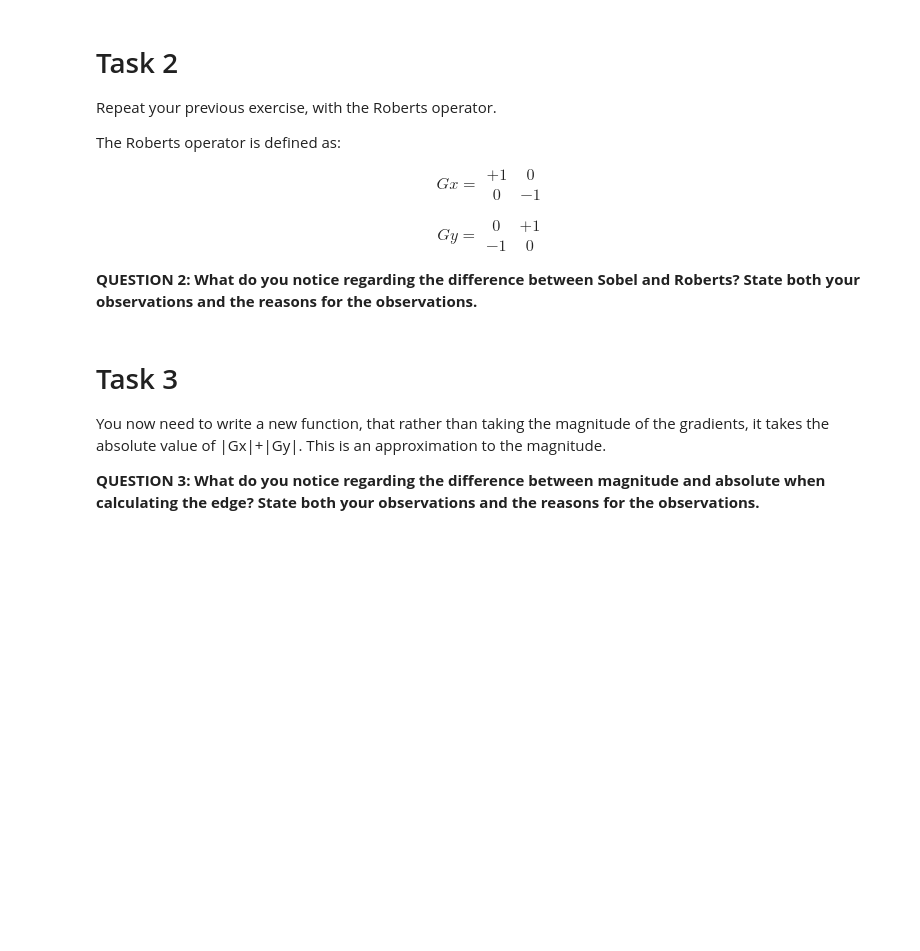
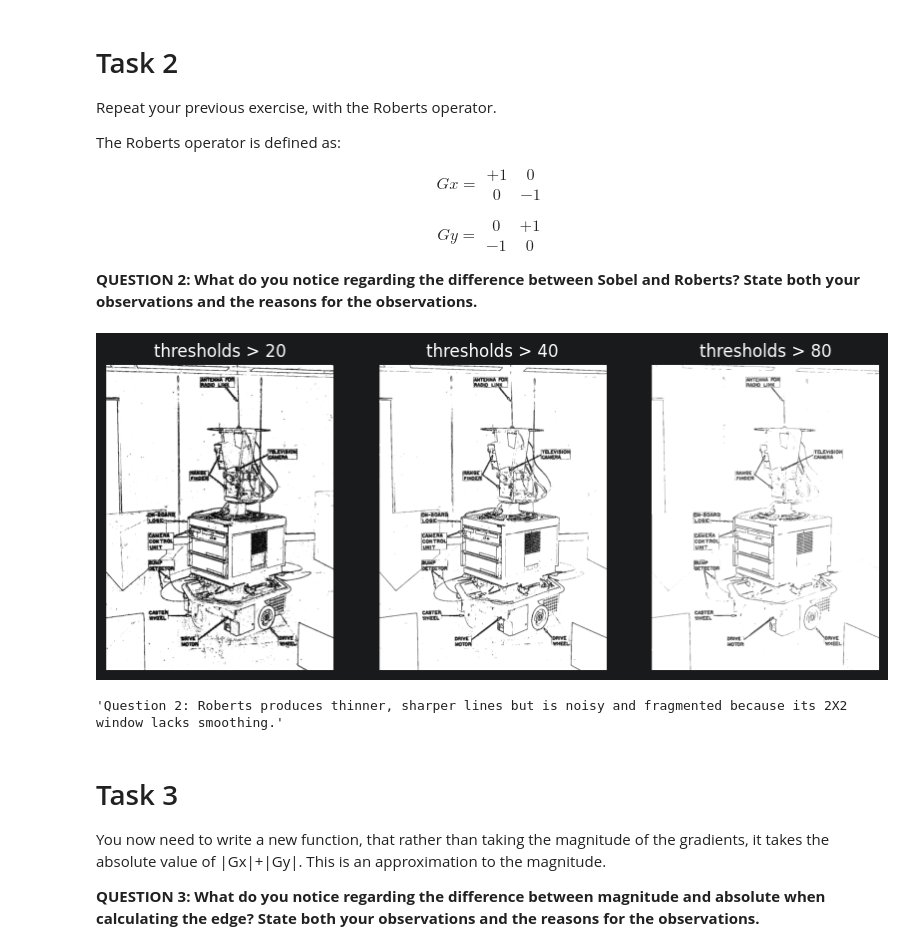
Before and after one commit to Mahaabujabal/Compute-Vision-Imaging, a Jupyter notebook: week3_lab_session/EdgeDetection.ipynb, the cells around one changed output. Saved outputs shown, nothing was run; the diff lists cells and outputs as text; code cells hidden in the pictures; blank space fills up the shorter version.

```diff
--- a/week3_lab_session/EdgeDetection.ipynb
+++ b/week3_lab_session/EdgeDetection.ipynb
@@ -165,3 +161,41 @@ robert_magnitude= magnitude(shakey_roberts_x ,shakey_roberts_y)
+# %%
+# Complete Task 2 here
+roberts_x= np.array( [ [1,0], [0,-1] ])
+
+roberts_y=  np.array( [ [0,1], [-1,0] ])
+
+shakey_roberts_x= convolve2d(shakey, roberts_x, mode="same")
+shakey_roberts_y= convolve2d(shakey, roberts_y, mode="same")
+
+# Function to compute magnitude
+def magnitude(x, y):
+    return np.sqrt(x**2 + y**2)
+
+# Function to compute magnitude
+robert_magnitude= magnitude(shakey_roberts_x ,shakey_roberts_y)
+
+# Visualizing Roberts thresholds
+plt.figure(figsize=(10, 4))
+plt.subplot(1, 3, 1)
+plt.imshow(robert_magnitude > 20, cmap="binary")
+plt.title("thresholds > 20")
+plt.axis("off")
+
+plt.subplot(1, 3, 2)
+plt.imshow(robert_magnitude > 40, cmap="binary")
+plt.title("thresholds > 40")
+plt.axis("off")
+
+plt.subplot(1, 3, 3)
+plt.imshow(robert_magnitude > 80, cmap="binary")
+plt.title("thresholds > 80")
+plt.axis("off")
+plt.show()
+
+'''Question 2: Roberts produces thinner, sharper lines but is noisy and fragmented because its 2X2 window lacks smoothing.'''
+# %% [output]
+[figure, added]
+'Question 2: Roberts produces thinner, sharper lines but is noisy and fragmented because its 2X2 window lacks smoothing.'
 # %% [markdown]
 # Task 3
 
```
Also changed, not shown: parts of 4 cells of this notebook.
